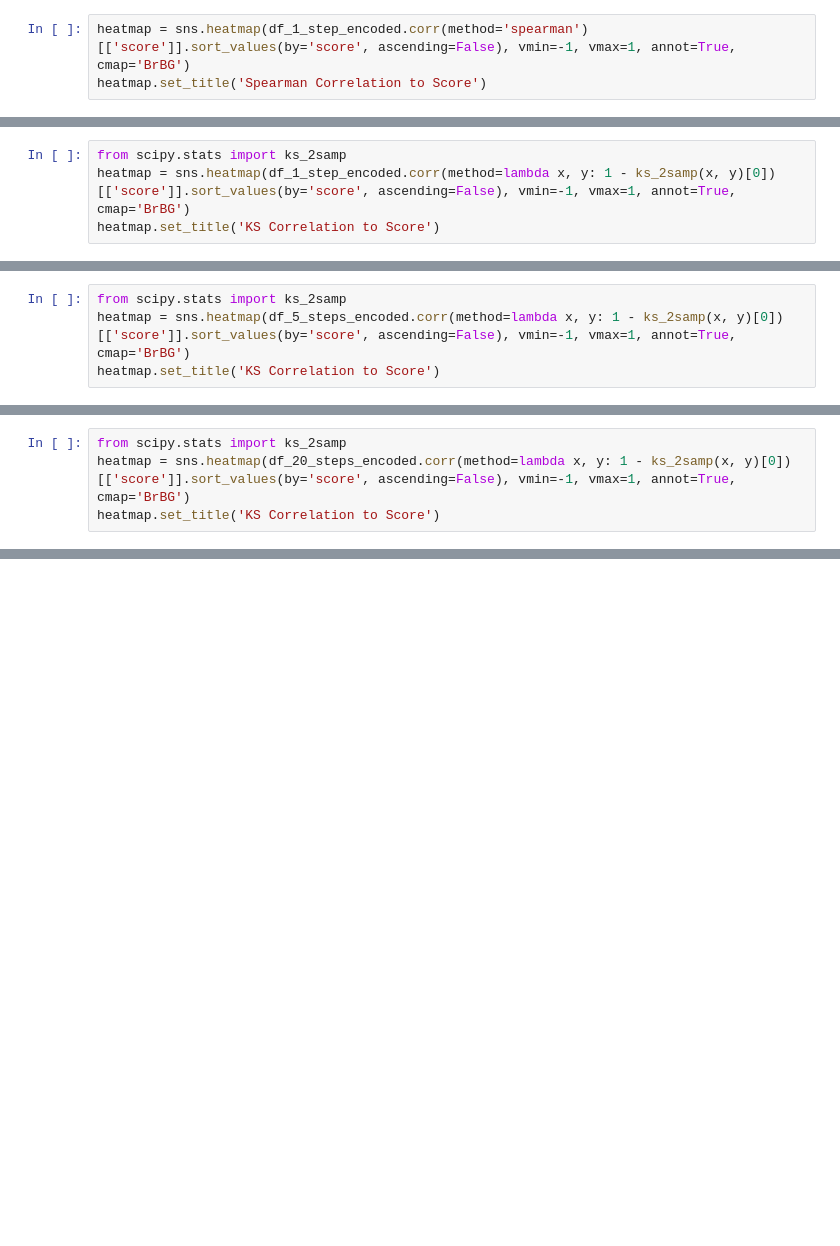
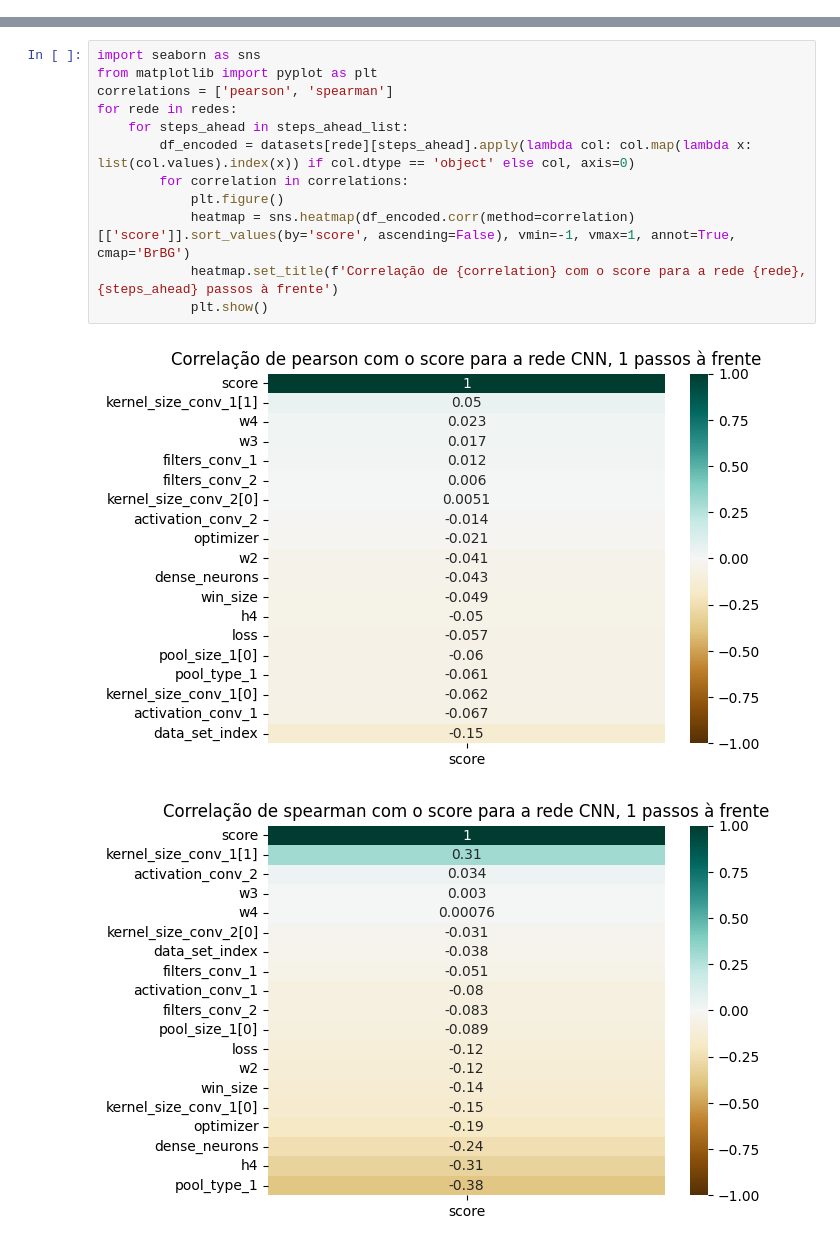
Before and after one commit to LFBJC/mestrado, a Jupyter notebook: Análise dos Experimentos.ipynb, the cells around one changed output, grey strips where cells are left out. Cells and saved outputs as stored; diff of their text form; blank space fills up the shorter version.

```diff
--- a/Análise dos Experimentos.ipynb
+++ b/Análise dos Experimentos.ipynb
@@ -132,3 +48,0 @@ Text(0.5, 1.0, 'Kendall Correlation to Score')
-# %%
-heatmap = sns.heatmap(df_1_step_encoded.corr(method='spearman')[['score']].sort_values(by='score', ascending=False), vmin=-1, vmax=1, annot=True, cmap='BrBG')
-heatmap.set_title('Spearman Correlation to Score')
@@ -138,4 +48,0 @@ Text(0.5, 1.0, 'Spearman Correlation to Score')
-# %%
-from scipy.stats import ks_2samp
-heatmap = sns.heatmap(df_1_step_encoded.corr(method=lambda x, y: 1 - ks_2samp(x, y)[0])[['score']].sort_values(by='score', ascending=False), vmin=-1, vmax=1, annot=True, cmap='BrBG')
-heatmap.set_title('KS Correlation to Score')
@@ -147,4 +48,0 @@ df_5_steps_encoded = df_5_steps[[c for c in df_5_steps.columns if c!='data_set_i
-# %%
-from scipy.stats import ks_2samp
-heatmap = sns.heatmap(df_5_steps_encoded.corr(method=lambda x, y: 1 - ks_2samp(x, y)[0])[['score']].sort_values(by='score', ascending=False), vmin=-1, vmax=1, annot=True, cmap='BrBG')
-heatmap.set_title('KS Correlation to Score')
@@ -156,4 +48,0 @@ df_20_steps_encoded = df_20_steps[[c for c in df_20_steps.columns if c!='data_se
-# %%
-from scipy.stats import ks_2samp
-heatmap = sns.heatmap(df_20_steps_encoded.corr(method=lambda x, y: 1 - ks_2samp(x, y)[0])[['score']].sort_values(by='score', ascending=False), vmin=-1, vmax=1, annot=True, cmap='BrBG')
-heatmap.set_title('KS Correlation to Score')
@@ -257,0 +49,15 @@ results_df
+# %%
+import seaborn as sns
+from matplotlib import pyplot as plt
+correlations = ['pearson', 'spearman']
+for rede in redes:
+    for steps_ahead in steps_ahead_list:
+        df_encoded = datasets[rede][steps_ahead].apply(lambda col: col.map(lambda x: list(col.values).index(x)) if col.dtype == 'object' else col, axis=0)
+        for correlation in correlations:
+            plt.figure()
+            heatmap = sns.heatmap(df_encoded.corr(method=correlation)[['score']].sort_values(by='score', ascending=False), vmin=-1, vmax=1, annot=True, cmap='BrBG')
+            heatmap.set_title(f'Correlação de {correlation} com o score para a rede {rede}, {steps_ahead} passos à frente')
+            plt.show()
+# %% [output]
+[figure, added]
+[figure, added]
```
Also changed, not shown: parts of 27 cells of this notebook.
